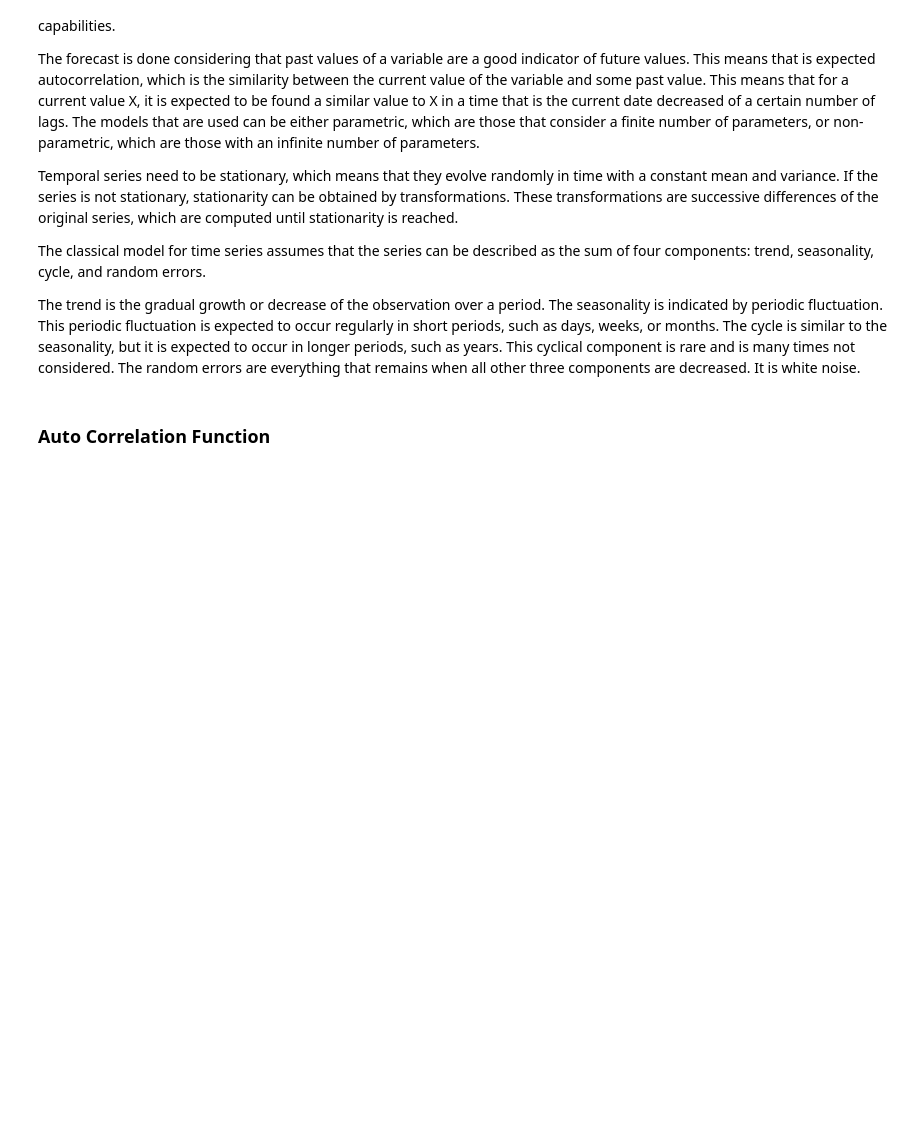
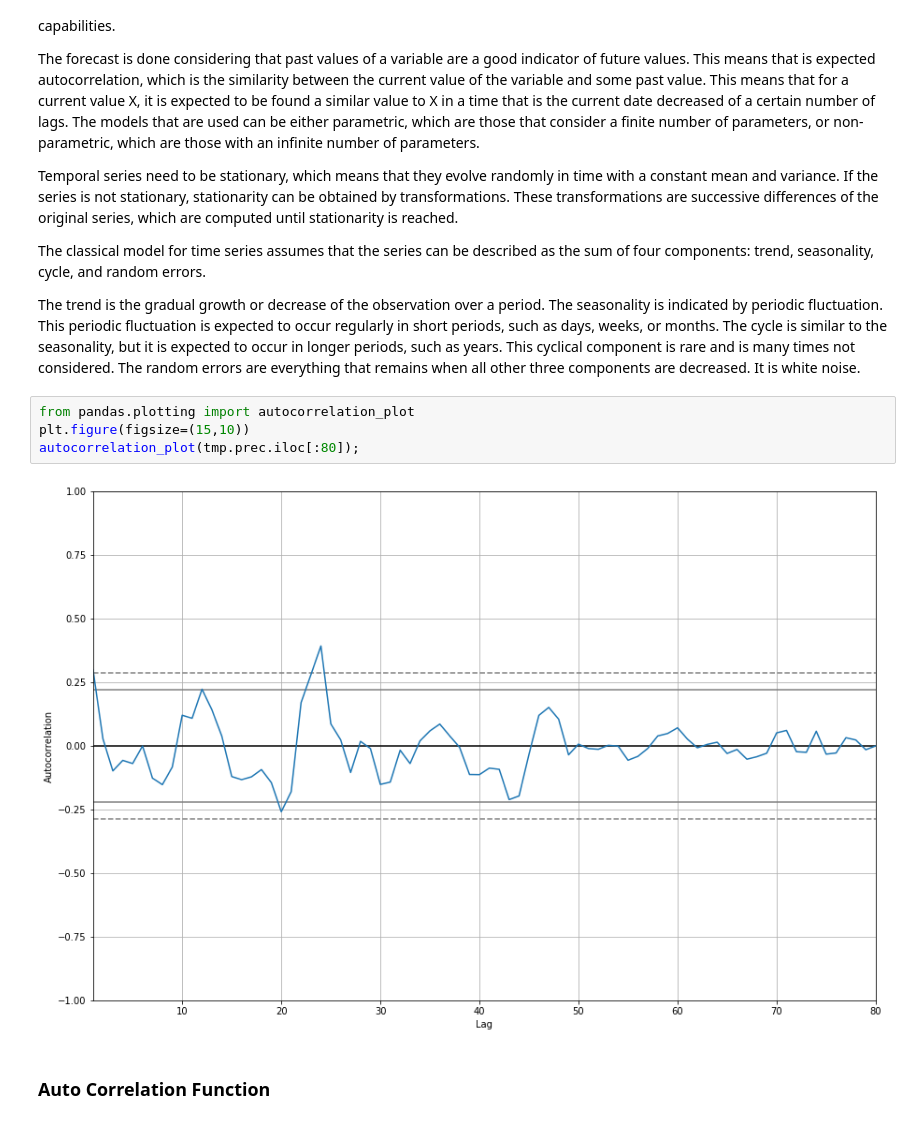
Before and after one commit to dsllt/PortoAlegre_TimeSeriesAnalysis, a Jupyter notebook: TimeSeriesAnalysis.ipynb, the cells around one changed output. Saved outputs shown, nothing was run; the diff lists cells and outputs as text; blank space fills up the shorter version.

```diff
--- a/TimeSeriesAnalysis.ipynb
+++ b/TimeSeriesAnalysis.ipynb
@@ -319,6 +319,12 @@ The trend is the gradual growth or decrease of the observation over a period.
 The seasonality is indicated by periodic fluctuation. This periodic fluctuation is expected to occur regularly in short periods, such as days, weeks, or months.
 The cycle is similar to the seasonality, but it is expected to occur in longer periods, such as years. This cyclical component is rare and is many times not considered.
 The random errors are everything that remains when all other three components are decreased. It is white noise.
+# %%
+from pandas.plotting import autocorrelation_plot
+plt.figure(figsize=(15,10))
+autocorrelation_plot(tmp.prec.iloc[:80]);
+# %% [output]
+[figure, added]
 # %% [markdown]
 ### Auto Correlation Function
 # %%
```
Also changed, not shown: parts of 13 cells of this notebook.
